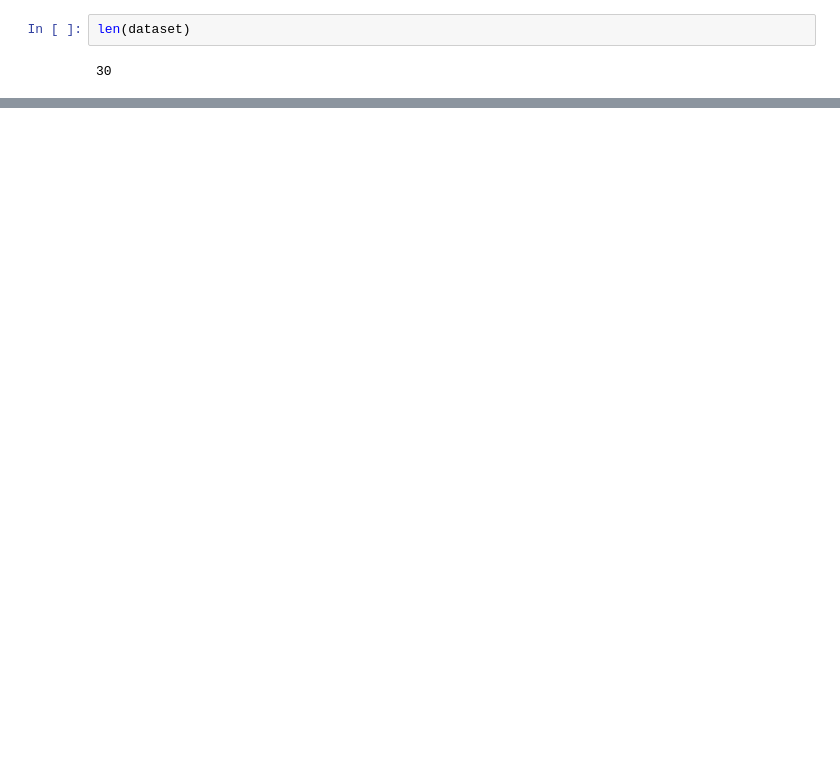
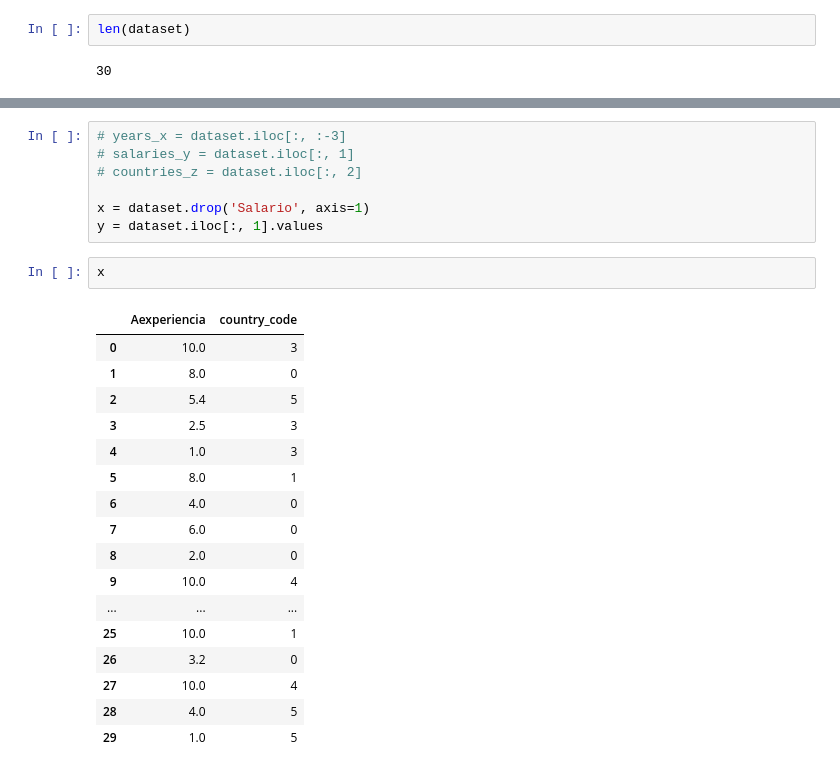
Before and after one commit to LuisReyes98/platzi-machine-learning-fundaments, a Jupyter notebook: regresion_lineal_simple.ipynb, the cells around one changed output, grey strips where cells are left out. Cells and saved outputs as stored; diff of their text form; blank space fills up the shorter version.

```diff
--- a/regresion_lineal_simple.ipynb
+++ b/regresion_lineal_simple.ipynb
@@ -138,0 +167,27 @@ other[:5]
+# %%
+# years_x = dataset.iloc[:, :-3]
+# salaries_y = dataset.iloc[:, 1]
+# countries_z = dataset.iloc[:, 2]
+
+x = dataset.drop('Salario', axis=1)
+y = dataset.iloc[:, 1].values
+# %%
+x
+# %% [output]
+|  | Aexperiencia | country_code |
+| 0 | 10.0 | 3 |
+| 1 | 8.0 | 0 |
+| 2 | 5.4 | 5 |
+| 3 | 2.5 | 3 |
+| 4 | 1.0 | 3 |
+| 5 | 8.0 | 1 |
+| 6 | 4.0 | 0 |
+| 7 | 6.0 | 0 |
+| 8 | 2.0 | 0 |
+| 9 | 10.0 | 4 |
+| ... | ... | ... |
+| 25 | 10.0 | 1 |
+| 26 | 3.2 | 0 |
+| 27 | 10.0 | 4 |
+| 28 | 4.0 | 5 |
+| 29 | 1.0 | 5 |
```
Also changed, not shown: parts of 12 cells of this notebook, 1 other file.
